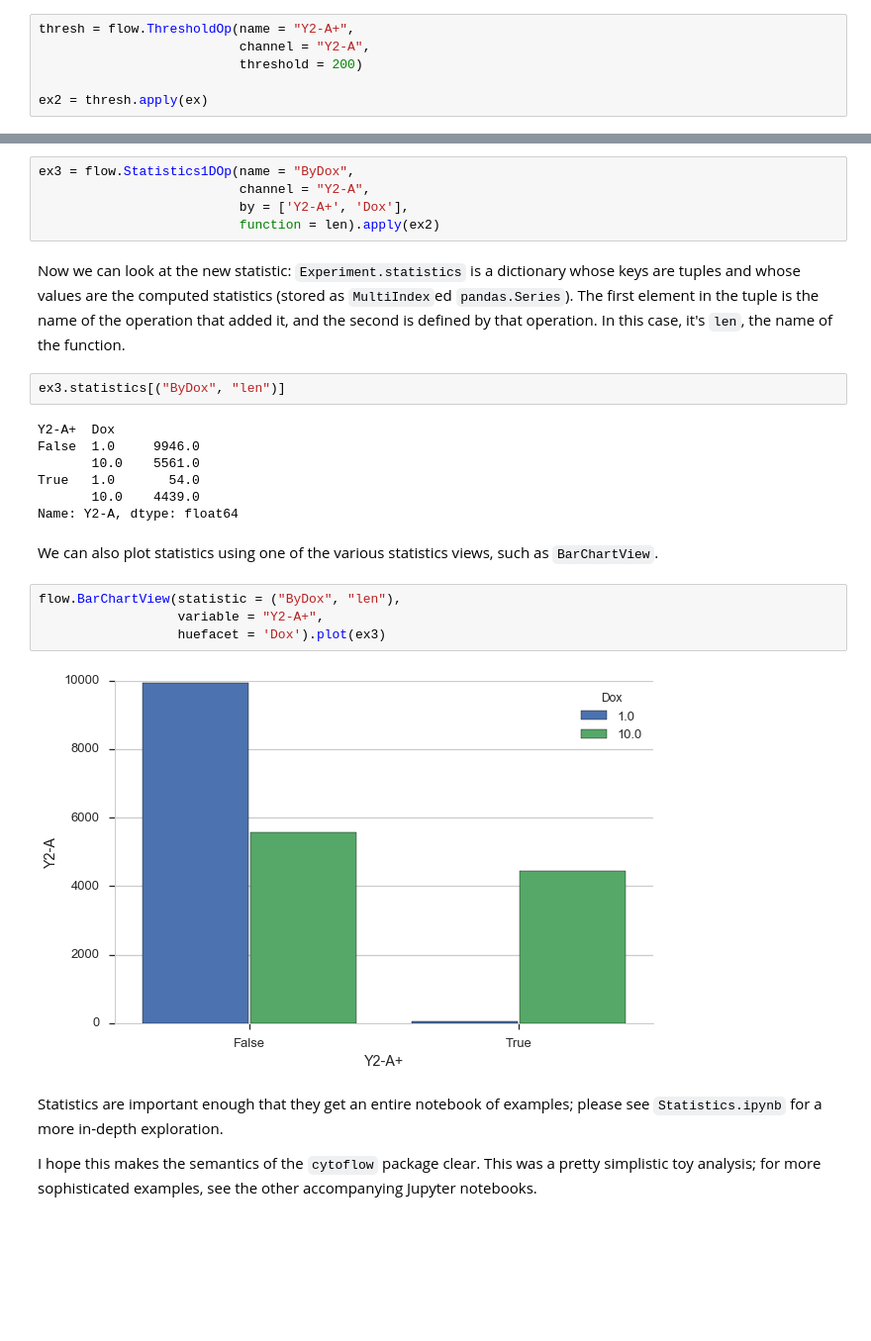
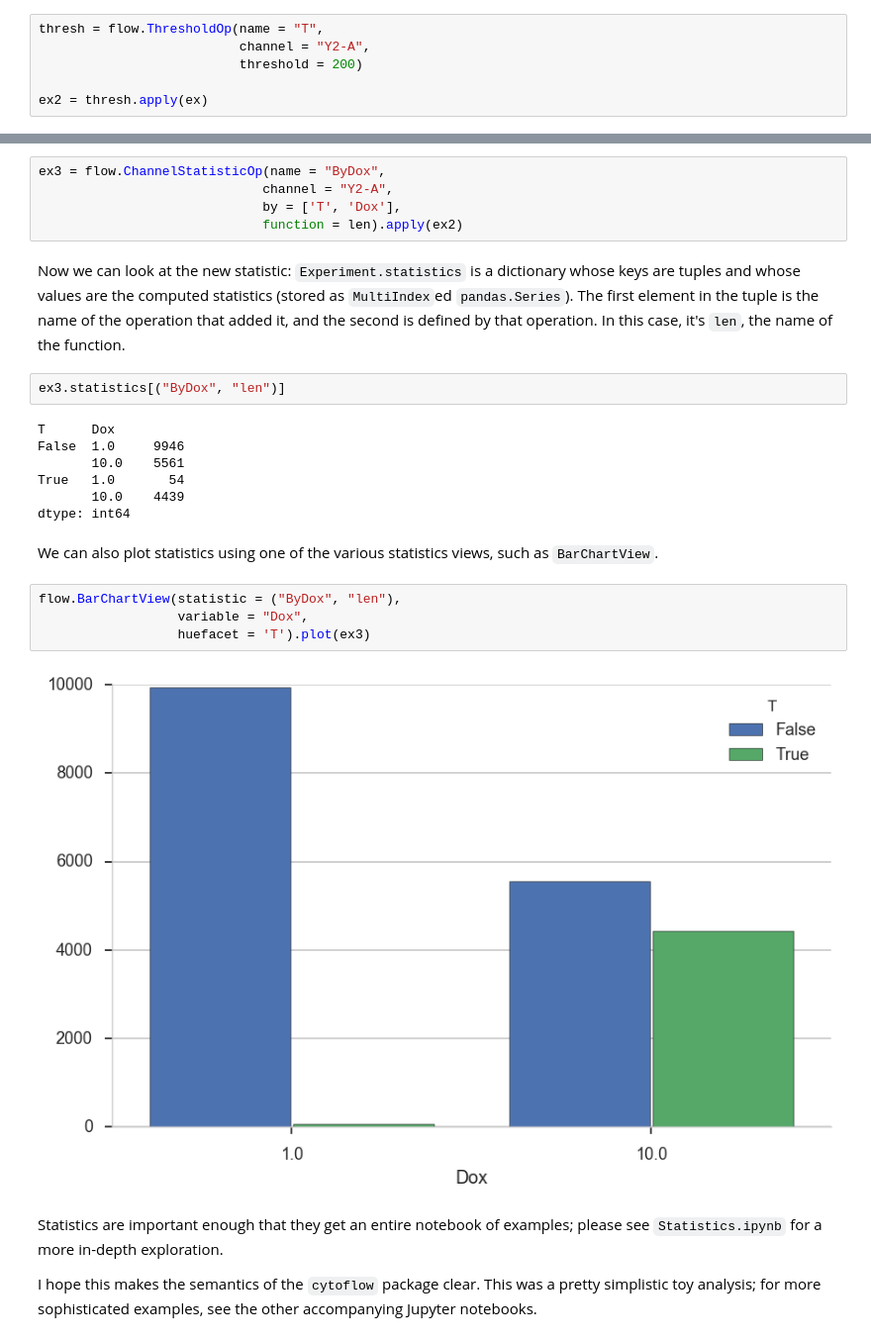
Before and after one commit to cytoflow/cytoflow, a Jupyter notebook: docs/examples-basic/Basic Cytometry.ipynb, the cells around one changed output, grey strips where cells are left out. Shown: that part at 99% size. Saved outputs shown, nothing was run; the diff lists cells and outputs as text; blank space fills up the shorter version.

```diff
--- a/docs/examples-basic/Basic Cytometry.ipynb
+++ b/docs/examples-basic/Basic Cytometry.ipynb
@@ -78,7 +78,7 @@ flow.HistogramView(name = "Histogram view",
 # %% [markdown]
 So, there's a clear difference between these tubes: one has a substantial population above about ~200 in the Y2-A, and the other doesn't.  What's the proportion of "high" cells?  Let's gate out the "high" population using a `ThresholdOp`.
 # %%
-thresh = flow.ThresholdOp(name = "Y2-A+",
+thresh = flow.ThresholdOp(name = "T",
                           channel = "Y2-A",
                           threshold = 200)
 
@@ -157,27 +156,27 @@ In this case, we'll divide up the data into the subgroups `Y2-A+ == True & Dox =
 # %%
-ex3 = flow.Statistics1DOp(name = "ByDox",
-                          channel = "Y2-A",
-                          by = ['Y2-A+', 'Dox'],
-                          function = len).apply(ex2)
+ex3 = flow.ChannelStatisticOp(name = "ByDox",
+                             channel = "Y2-A",
+                             by = ['T', 'Dox'],
+                             function = len).apply(ex2)
 # %% [markdown]
 Now we can look at the new statistic: `Experiment.statistics` is a dictionary whose keys are tuples and whose values are the computed statistics (stored as `MultiIndex`ed `pandas.Series`).  The first element in the tuple is the name of the operation that added it, and the second is defined by that operation.  In this case, it's `len`, the name of the function.
 # %%
 ex3.statistics[("ByDox", "len")]
 # %% [output]
-Y2-A+  Dox
-False  1.0     9946.0
-       10.0    5561.0
-True   1.0       54.0
-       10.0    4439.0
-Name: Y2-A, dtype: float64
+T      Dox
+False  1.0     9946
+       10.0    5561
+True   1.0       54
+       10.0    4439
+dtype: int64
 # %% [markdown]
 We can also plot statistics using one of the various statistics views, such as `BarChartView`.
 # %%
 flow.BarChartView(statistic = ("ByDox", "len"),
-                  variable = "Y2-A+",
-                  huefacet = 'Dox').plot(ex3)
+                  variable = "Dox",
+                  huefacet = 'T').plot(ex3)
 # %% [output]
-[figure, old version]
+[figure, new version]
 # %% [markdown]
 Statistics are important enough that they get an entire notebook of examples; please see `Statistics.ipynb` for a more in-depth exploration.
 
```
Also changed, not shown: parts of 9 cells of this notebook.
